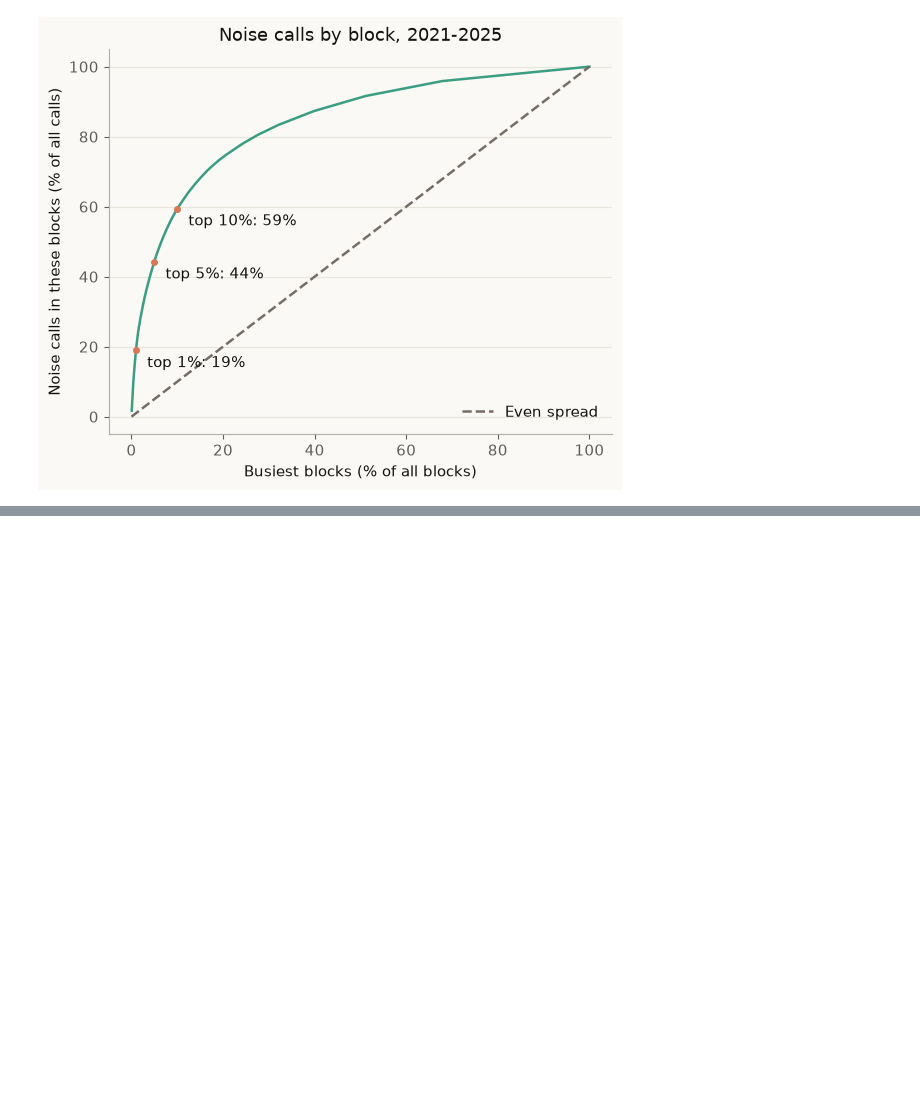
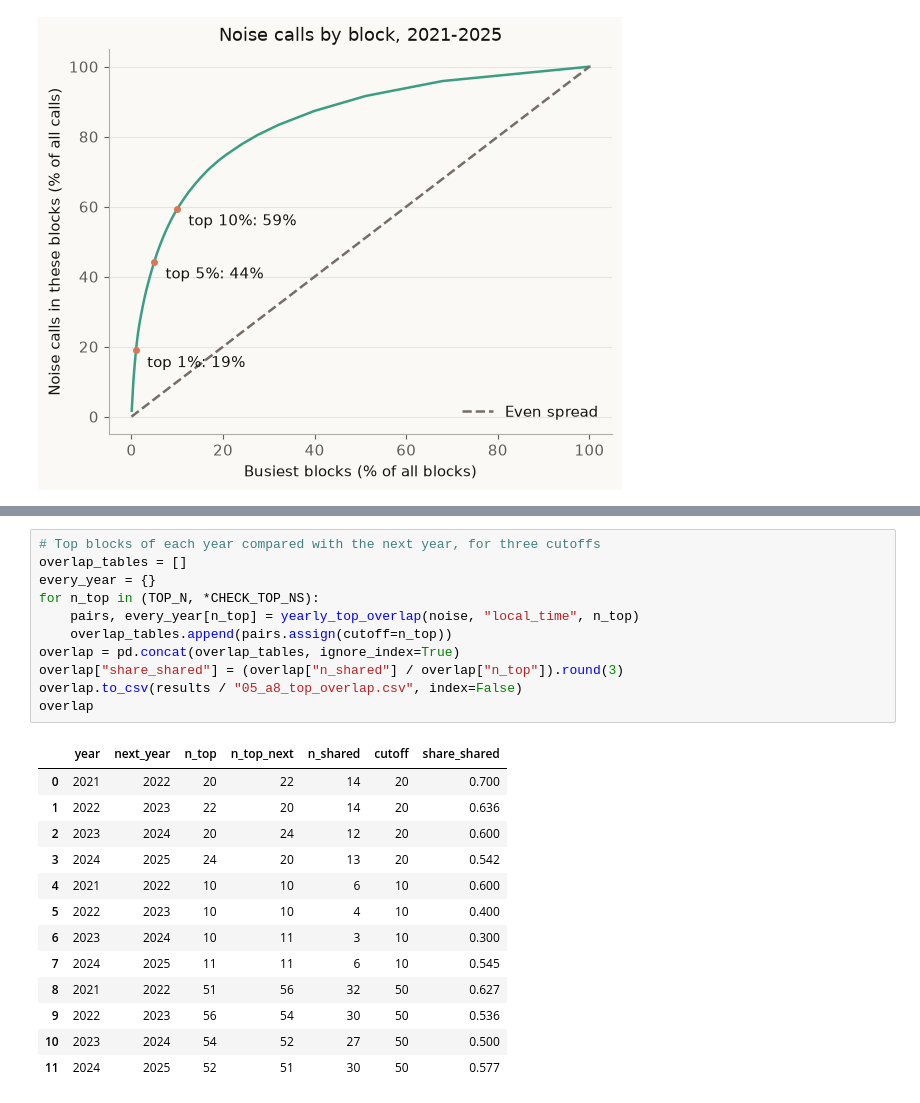
Before and after one commit to UCB-stat159-f26/final-project-team-16, a Jupyter notebook: notebooks/05_noise_hotspots.ipynb, the cells around one changed output, grey strips where cells are left out. Drawn from its saved outputs; the diff is of its cells as text; blank space fills up the shorter version.

```diff
--- a/notebooks/05_noise_hotspots.ipynb
+++ b/notebooks/05_noise_hotspots.ipynb
@@ -144,0 +154,25 @@ fig.savefig(figures / "05_a8_concentration.png")
+# %%
+# Top blocks of each year compared with the next year, for three cutoffs
+overlap_tables = []
+every_year = {}
+for n_top in (TOP_N, *CHECK_TOP_NS):
+    pairs, every_year[n_top] = yearly_top_overlap(noise, "local_time", n_top)
+    overlap_tables.append(pairs.assign(cutoff=n_top))
+overlap = pd.concat(overlap_tables, ignore_index=True)
+overlap["share_shared"] = (overlap["n_shared"] / overlap["n_top"]).round(3)
+overlap.to_csv(results / "05_a8_top_overlap.csv", index=False)
+overlap
+# %% [output]
+|  | year | next_year | n_top | n_top_next | n_shared | cutoff | share_shared |
+| 0 | 2021 | 2022 | 20 | 22 | 14 | 20 | 0.700 |
+| 1 | 2022 | 2023 | 22 | 20 | 14 | 20 | 0.636 |
+| 2 | 2023 | 2024 | 20 | 24 | 12 | 20 | 0.600 |
+| 3 | 2024 | 2025 | 24 | 20 | 13 | 20 | 0.542 |
+| 4 | 2021 | 2022 | 10 | 10 | 6 | 10 | 0.600 |
+| 5 | 2022 | 2023 | 10 | 10 | 4 | 10 | 0.400 |
+| 6 | 2023 | 2024 | 10 | 11 | 3 | 10 | 0.300 |
+| 7 | 2024 | 2025 | 11 | 11 | 6 | 10 | 0.545 |
+| 8 | 2021 | 2022 | 51 | 56 | 32 | 50 | 0.627 |
+| 9 | 2022 | 2023 | 56 | 54 | 30 | 50 | 0.536 |
+| 10 | 2023 | 2024 | 54 | 52 | 27 | 50 | 0.500 |
+| 11 | 2024 | 2025 | 52 | 51 | 30 | 50 | 0.577 |
```
Also changed, not shown: parts of 4 cells of this notebook, 2 other files.
